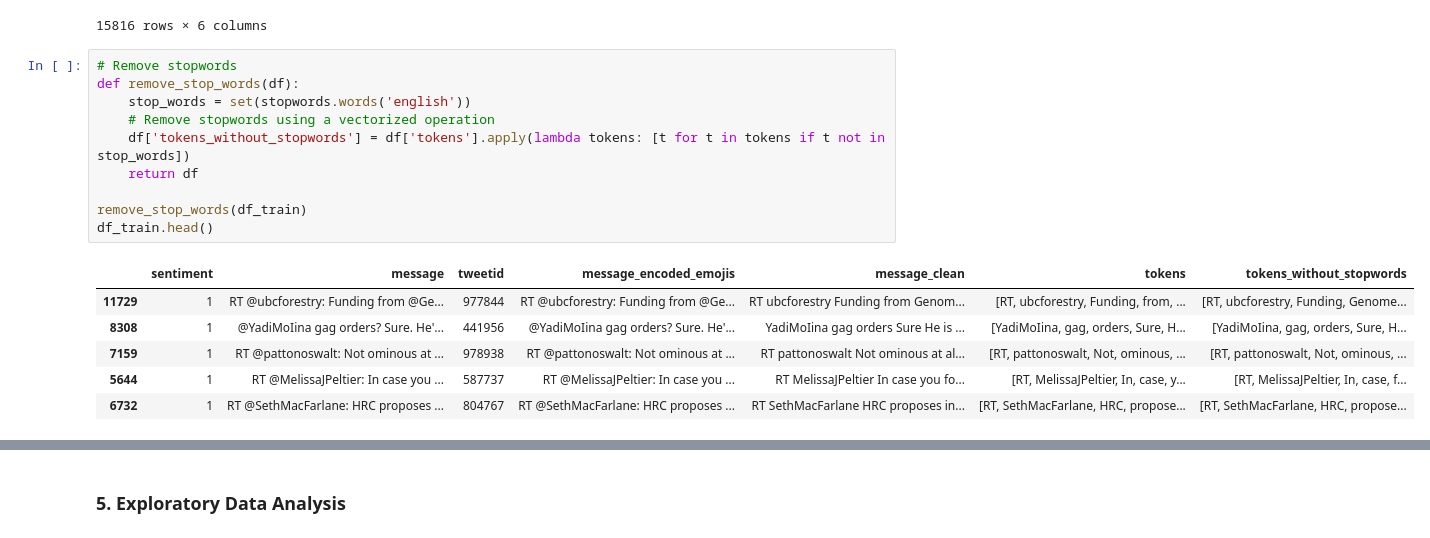
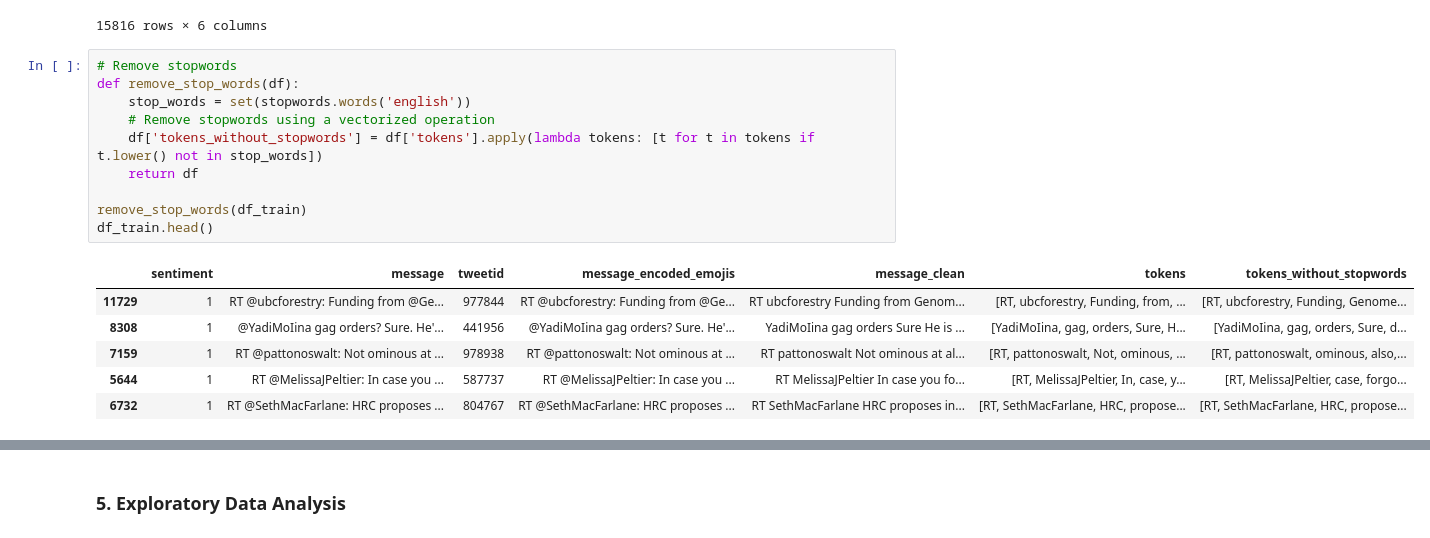
Before and after one commit to dawieloots/advanced-classification-predict, a Jupyter notebook: notebook/advanced-classification-predict-colab.ipynb, the cells around one changed output, grey strips where cells are left out. Drawn from its saved outputs; the diff is of its cells as text.

```diff
--- a/notebook/advanced-classification-predict-colab.ipynb
+++ b/notebook/advanced-classification-predict-colab.ipynb
@@ -284,19 +285,19 @@ tokenize(df_train)
 # %%
 # Remove stopwords
 def remove_stop_words(df):
     stop_words = set(stopwords.words('english'))
     # Remove stopwords using a vectorized operation
-    df['tokens_without_stopwords'] = df['tokens'].apply(lambda tokens: [t for t in tokens if t not in stop_words])
+    df['tokens_without_stopwords'] = df['tokens'].apply(lambda tokens: [t for t in tokens if t.lower() not in stop_words])
     return df
 
 remove_stop_words(df_train)
 df_train.head()
 # %% [output]
 |  | sentiment | message | tweetid | message_encoded_emojis | message_clean | tokens | tokens_without_stopwords |
 | 11729 | 1 | RT @ubcforestry: Funding from @Ge... | 977844 | RT @ubcforestry: Funding from @Ge... | RT ubcforestry Funding from Genom... | [RT, ubcforestry, Funding, from, ... | [RT, ubcforestry, Funding, Genome... |
-| 8308 | 1 | @YadiMoIina gag orders? Sure. He'... | 441956 | @YadiMoIina gag orders? Sure. He'... | YadiMoIina gag orders Sure He is ... | [YadiMoIina, gag, orders, Sure, H... | [YadiMoIina, gag, orders, Sure, H... |
-| 7159 | 1 | RT @pattonoswalt: Not ominous at ... | 978938 | RT @pattonoswalt: Not ominous at ... | RT pattonoswalt Not ominous at al... | [RT, pattonoswalt, Not, ominous, ... | [RT, pattonoswalt, Not, ominous, ... |
-| 5644 | 1 | RT @MelissaJPeltier: In case you ... | 587737 | RT @MelissaJPeltier: In case you ... | RT MelissaJPeltier In case you fo... | [RT, MelissaJPeltier, In, case, y... | [RT, MelissaJPeltier, In, case, f... |
+| 8308 | 1 | @YadiMoIina gag orders? Sure. He'... | 441956 | @YadiMoIina gag orders? Sure. He'... | YadiMoIina gag orders Sure He is ... | [YadiMoIina, gag, orders, Sure, H... | [YadiMoIina, gag, orders, Sure, d... |
+| 7159 | 1 | RT @pattonoswalt: Not ominous at ... | 978938 | RT @pattonoswalt: Not ominous at ... | RT pattonoswalt Not ominous at al... | [RT, pattonoswalt, Not, ominous, ... | [RT, pattonoswalt, ominous, also,... |
+| 5644 | 1 | RT @MelissaJPeltier: In case you ... | 587737 | RT @MelissaJPeltier: In case you ... | RT MelissaJPeltier In case you fo... | [RT, MelissaJPeltier, In, case, y... | [RT, MelissaJPeltier, case, forgo... |
 | 6732 | 1 | RT @SethMacFarlane: HRC proposes ... | 804767 | RT @SethMacFarlane: HRC proposes ... | RT SethMacFarlane HRC proposes in... | [RT, SethMacFarlane, HRC, propose... | [RT, SethMacFarlane, HRC, propose... |
 # %%
 # Lemmatization
```
Also changed, not shown: parts of 21 cells of this notebook, 1 other file.
